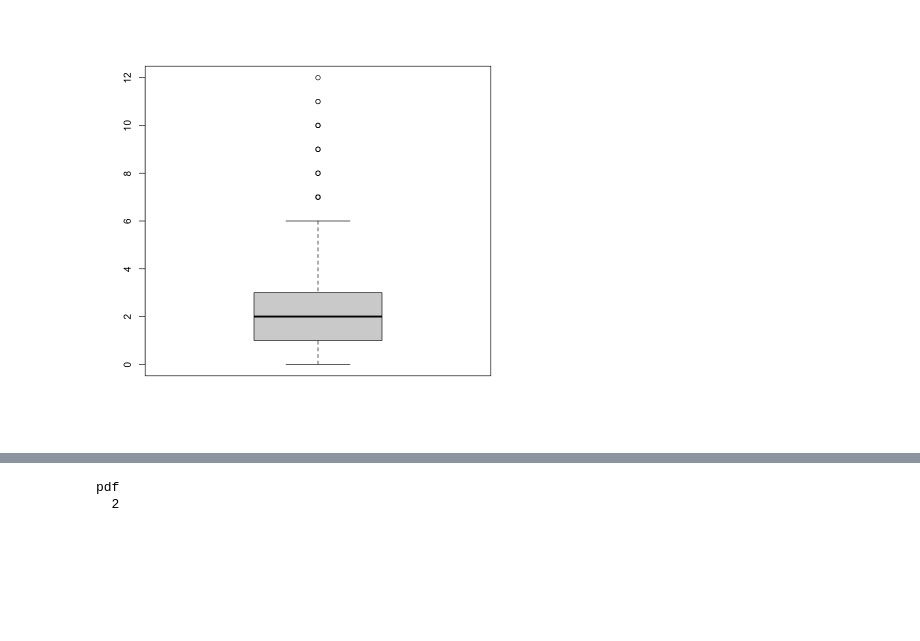
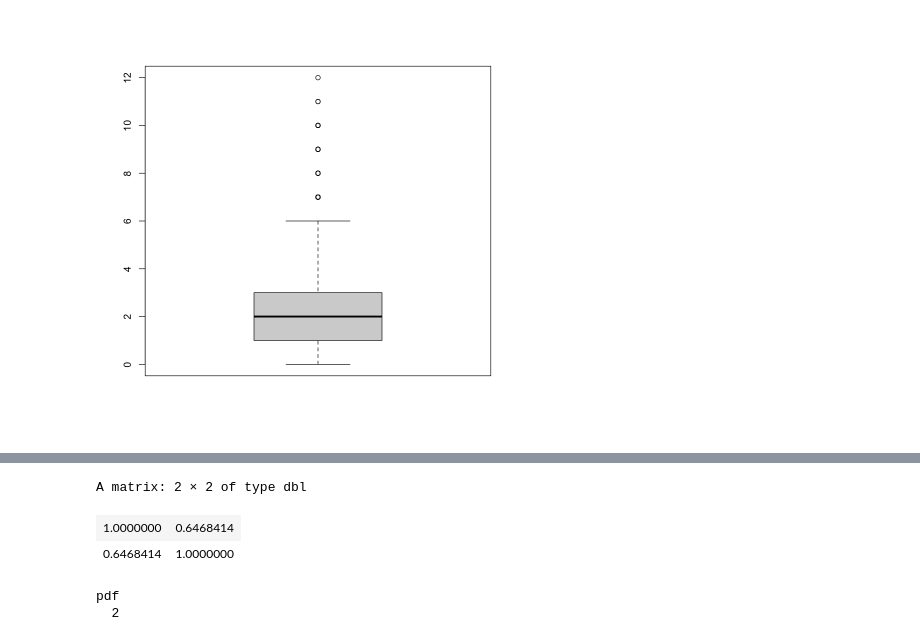
Before and after one commit to ayu0616/second_grade_seminar_1, a Jupyter notebook: 前記総合課題/main.ipynb, the cells around one changed output, grey strips where cells are left out. Drawn from its saved outputs; the diff is of its cells as text; code cells hidden in the pictures; blank space fills up the shorter version.

```diff
--- a/前記総合課題/main.ipynb
+++ b/前記総合課題/main.ipynb
@@ -80,3 +82,9 @@ plot(get_twins("natsci"))
+# %%
+cor(get_twins("math"))
+# %% [output]
+A matrix: 2 × 2 of type dbl
+| 1.0000000 | 0.6468414 |
+| 0.6468414 | 1.0000000 |
 # %%
 get_one_twins <- function(subject) {
     num_twins <- as.integer(length(data[, 1]) / 2)
```
Also changed, not shown: parts of 9 cells of this notebook, 8 other files.
